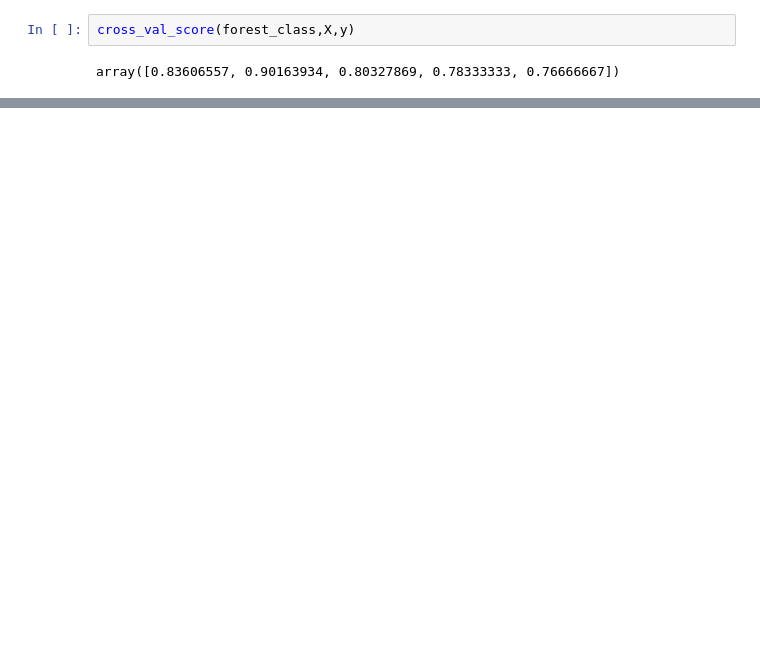
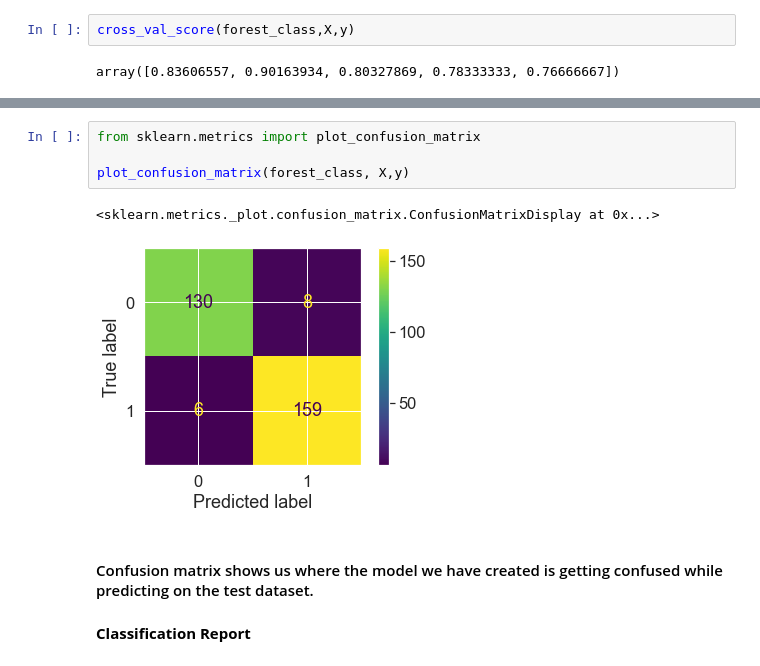
Before and after one commit to arghanath007/Data-Science, a Jupyter notebook: Scikit-Learn(SkLearn)/Introduction.ipynb, the cells around one changed output, grey strips where cells are left out. Cells and saved outputs as stored; diff of their text form; blank space fills up the shorter version.

Commit message:
skLearn Part-5 Classification problem model evaluation

```diff
--- a/Scikit-Learn(SkLearn)/Introduction.ipynb
+++ b/Scikit-Learn(SkLearn)/Introduction.ipynb
@@ -944,0 +1130,11 @@ array([0.83606557, 0.90163934, 0.80327869, 0.78333333, 0.76666667])
+# %%
+from sklearn.metrics import plot_confusion_matrix
+
+plot_confusion_matrix(forest_class, X,y)
+# %% [output]
+<sklearn.metrics._plot.confusion_matrix.ConfusionMatrixDisplay at 0x...>
+[figure, added]
+# %% [markdown]
+#### Confusion matrix shows us where the model we have created is getting confused while predicting on the test dataset.
+# %% [markdown]
+**Classification Report**
```
Also changed, not shown: parts of 51 cells of this notebook, 4 other files.
